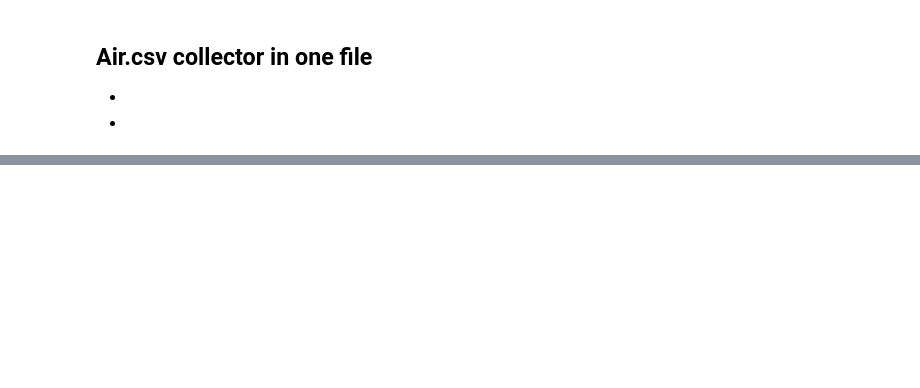
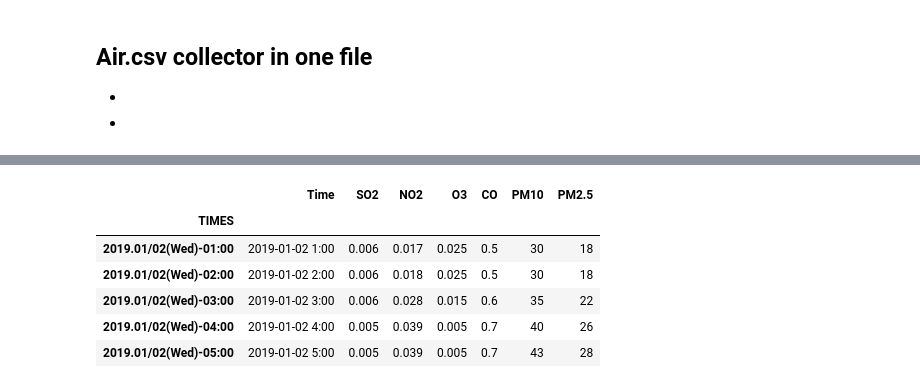
Before and after one commit to onitonitonito/web_beautifulsoup_scrapping, a Jupyter notebook: jupyter_air/air_data_collector.ipynb, the cells around one changed output, grey strips where cells are left out. Saved outputs shown, nothing was run; the diff lists cells and outputs as text; code cells hidden in the pictures; blank space fills up the shorter version.

```diff
--- a/jupyter_air/air_data_collector.ipynb
+++ b/jupyter_air/air_data_collector.ipynb
@@ -58,0 +88,10 @@ df.shape
+# %%
+dfn.head()
+# %% [output]
+|  | Time | SO2 | NO2 | O3 | CO | PM10 | PM2.5 |
+| TIMES |  |  |  |  |  |  |  |
+| 2019.01/02(Wed)-01:00 | 2019-01-02 1:00 | 0.006 | 0.017 | 0.025 | 0.5 | 30 | 18 |
+| 2019.01/02(Wed)-02:00 | 2019-01-02 2:00 | 0.006 | 0.018 | 0.025 | 0.5 | 30 | 18 |
+| 2019.01/02(Wed)-03:00 | 2019-01-02 3:00 | 0.006 | 0.028 | 0.015 | 0.6 | 35 | 22 |
+| 2019.01/02(Wed)-04:00 | 2019-01-02 4:00 | 0.005 | 0.039 | 0.005 | 0.7 | 40 | 26 |
+| 2019.01/02(Wed)-05:00 | 2019-01-02 5:00 | 0.005 | 0.039 | 0.005 | 0.7 | 43 | 28 |
```
Also changed, not shown: parts of 17 cells of this notebook, 25 other files.
